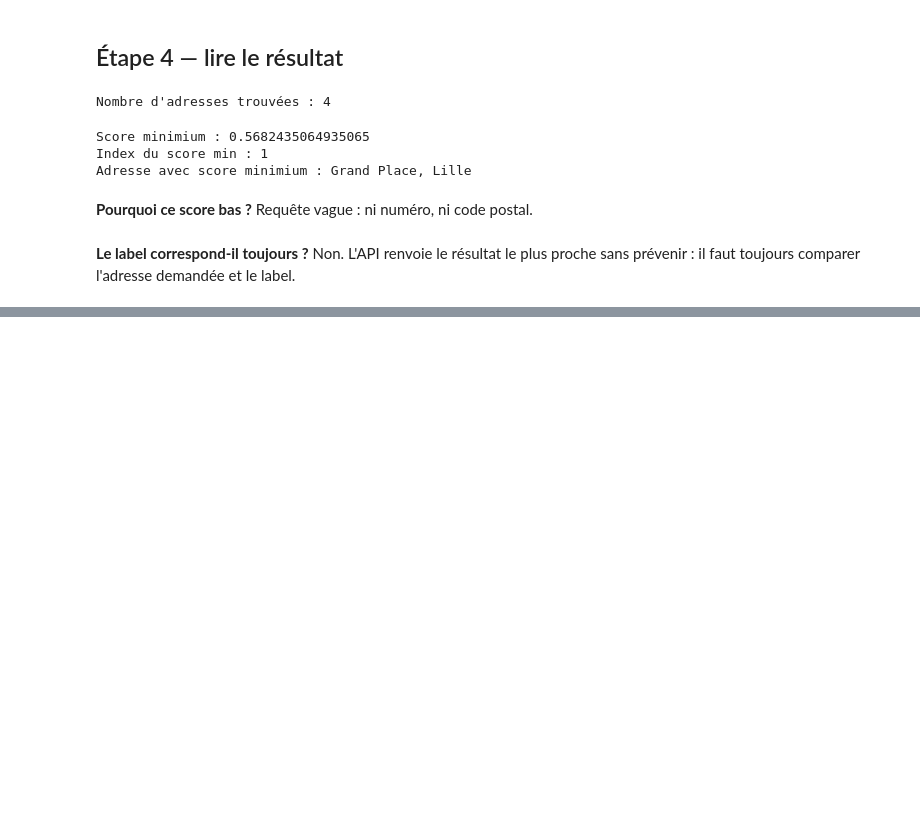
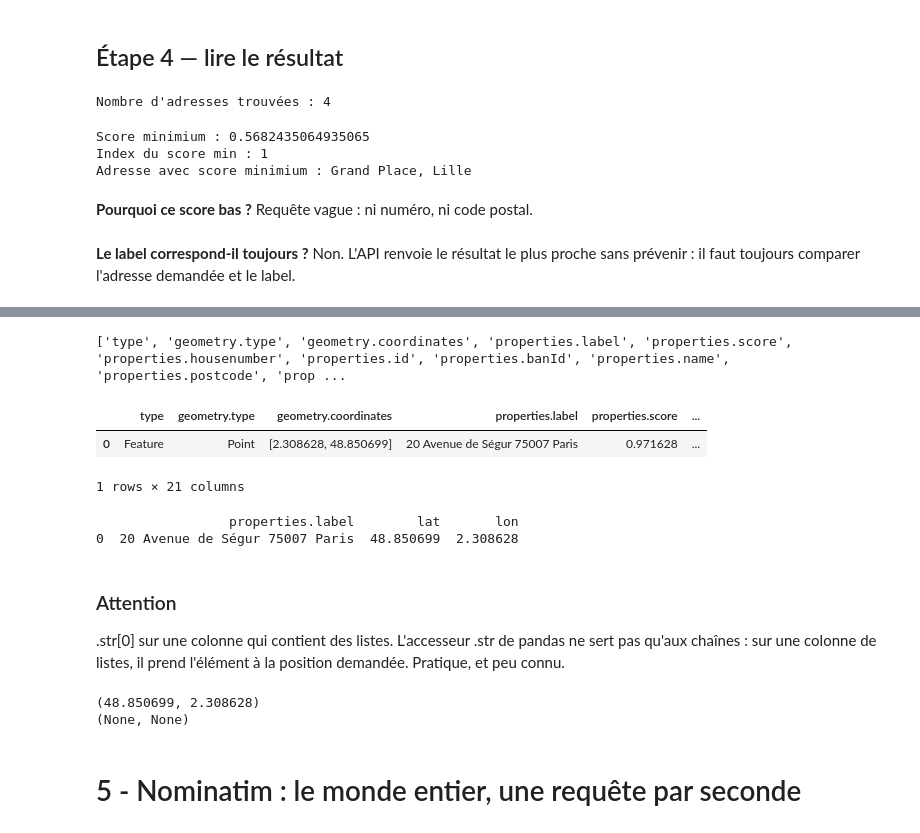
Before and after one commit to pbejian/json-api-geocodage, a Jupyter notebook: notebooks/quete_json_api.ipynb, the cells around one changed output, grey strips where cells are left out. Saved outputs shown, nothing was run; the diff lists cells and outputs as text; code cells hidden in the pictures; blank space fills up the shorter version.

```diff
--- a/notebooks/quete_json_api.ipynb
+++ b/notebooks/quete_json_api.ipynb
@@ -470,0 +472,9 @@ Adresse avec score minimium : Grand Place, Lille
+# %%
+import requests
+
+url = "https://api-adresse.data.gouv.fr/search/"
+r = requests.get(url, params={"q": "20 avenue de Ségur 75007 Paris", "limit": 1})
+reponse = r.json()
+
+import json
+print(json.dumps(reponse, ensure_ascii=False, indent=2)[:1000])
@@ -470,0 +505,24 @@ Adresse avec score minimium : Grand Place, Lille
+# %%
+import pandas as pd
+
+df = pd.json_normalize(reponse, record_path="features")
+print(df.columns.tolist())
+# %% [output]
+['type', 'geometry.type', 'geometry.coordinates', 'properties.label', 'properties.score', 'properties.housenumber', 'properties.id', 'properties.banId', 'properties.name', 'properties.postcode', 'prop ...
+# %%
+df
+# %% [output]
+|  | type | geometry.type | geometry.coordinates | properties.label | properties.score | ... |
+| 0 | Feature | Point | [2.308628, 48.850699] | 20 Avenue de Ségur 75007 Paris | 0.971628 | ... |
+1 rows × 21 columns
+# %%
+df["lon"] = df["geometry.coordinates"].str[0]
+df["lat"] = df["geometry.coordinates"].str[1]
+print(df[["properties.label", "lat", "lon"]])
+# %% [output]
+                 properties.label        lat       lon
+0  20 Avenue de Ségur 75007 Paris  48.850699  2.308628
+# %% [markdown]
+### Attention
+
+.str[0] sur une colonne qui contient des listes. L'accesseur .str de pandas ne sert pas qu'aux chaînes : sur une colonne de listes, il prend l'élément à la position demandée. Pratique, et peu connu.
@@ -470,0 +543,8 @@ Adresse avec score minimium : Grand Place, Lille
+# %%
+print(geocoder_fr("20 avenue de Ségur 75007 Paris"))
+print(geocoder_fr("zzzzz qwerty 99999"))
+# %% [output]
+(48.850699, 2.308628)
+(None, None)
+# %% [markdown]
+# 5 - Nominatim : le monde entier, une requête par seconde
```
Also changed, not shown: parts of 35 cells of this notebook, 5 other files.
